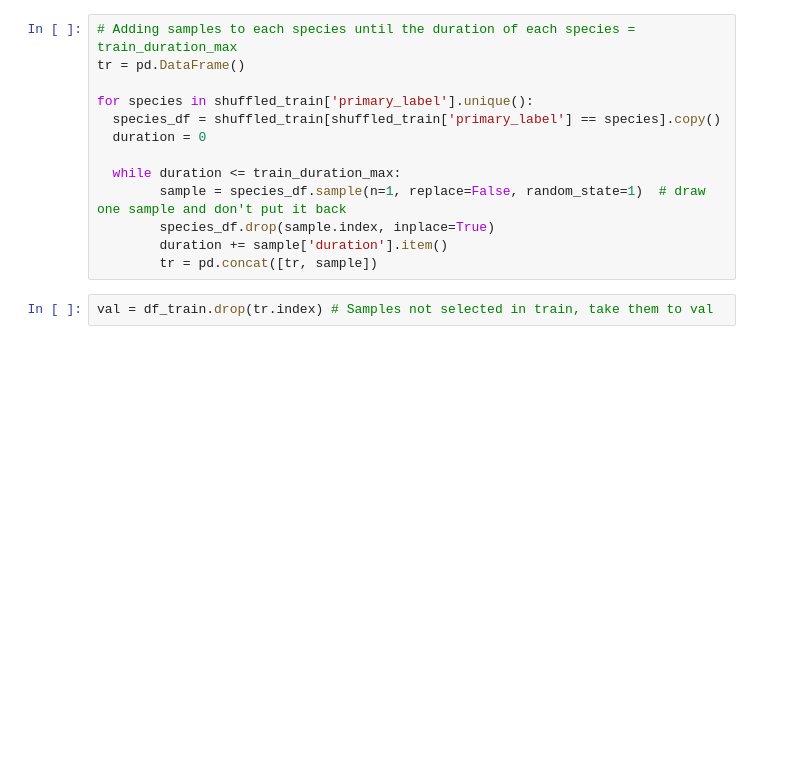
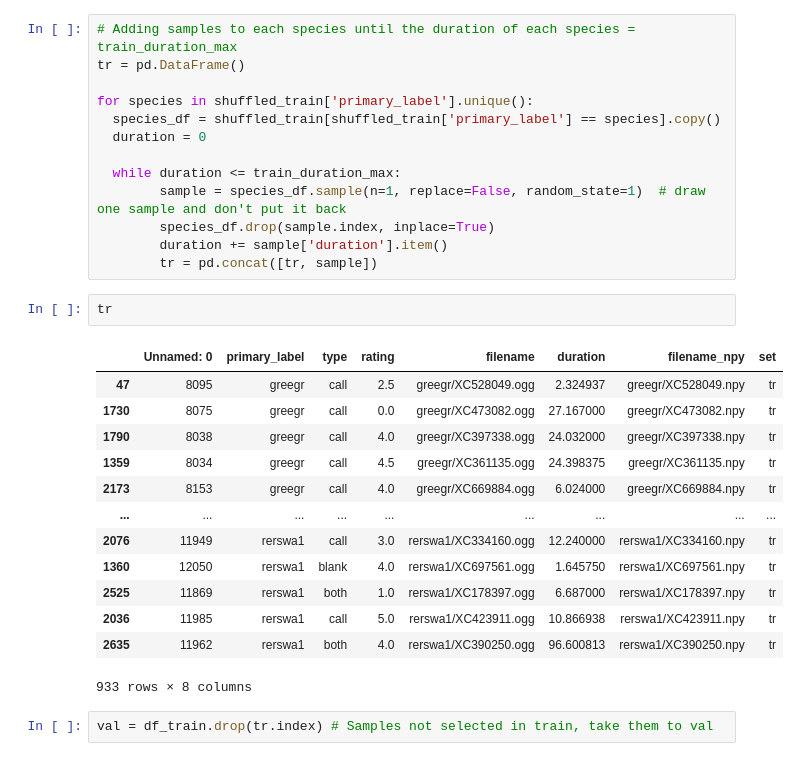
Before and after one commit to Thato-Mot/Final-Version-Of-Bird-Classification-Project, a Jupyter notebook: Stage-1/stage-1-train-val-split.ipynb, the cells around one changed output. Saved outputs shown, nothing was run; the diff lists cells and outputs as text; blank space fills up the shorter version.

```diff
--- a/Stage-1/stage-1-train-val-split.ipynb
+++ b/Stage-1/stage-1-train-val-split.ipynb
@@ -124,6 +141,22 @@ for species in shuffled_train['primary_label'].unique():
         species_df.drop(sample.index, inplace=True)
         duration += sample['duration'].item()
         tr = pd.concat([tr, sample])
+# %%
+tr
+# %% [output]
+|  | Unnamed: 0 | primary_label | type | rating | filename | duration | filename_npy | set |
+| 47 | 8095 | greegr | call | 2.5 | greegr/XC528049.ogg | 2.324937 | greegr/XC528049.npy | tr |
+| 1730 | 8075 | greegr | call | 0.0 | greegr/XC473082.ogg | 27.167000 | greegr/XC473082.npy | tr |
+| 1790 | 8038 | greegr | call | 4.0 | greegr/XC397338.ogg | 24.032000 | greegr/XC397338.npy | tr |
+| 1359 | 8034 | greegr | call | 4.5 | greegr/XC361135.ogg | 24.398375 | greegr/XC361135.npy | tr |
+| 2173 | 8153 | greegr | call | 4.0 | greegr/XC669884.ogg | 6.024000 | greegr/XC669884.npy | tr |
+| ... | ... | ... | ... | ... | ... | ... | ... | ... |
+| 2076 | 11949 | rerswa1 | call | 3.0 | rerswa1/XC334160.ogg | 12.240000 | rerswa1/XC334160.npy | tr |
+| 1360 | 12050 | rerswa1 | blank | 4.0 | rerswa1/XC697561.ogg | 1.645750 | rerswa1/XC697561.npy | tr |
+| 2525 | 11869 | rerswa1 | both | 1.0 | rerswa1/XC178397.ogg | 6.687000 | rerswa1/XC178397.npy | tr |
+| 2036 | 11985 | rerswa1 | call | 5.0 | rerswa1/XC423911.ogg | 10.866938 | rerswa1/XC423911.npy | tr |
+| 2635 | 11962 | rerswa1 | both | 4.0 | rerswa1/XC390250.ogg | 96.600813 | rerswa1/XC390250.npy | tr |
+933 rows × 8 columns
 # %%
 val = df_train.drop(tr.index) # Samples not selected in train, take them to val
 # %% [markdown]
```
Also changed, not shown: parts of 22 cells of this notebook, 1 other file.
